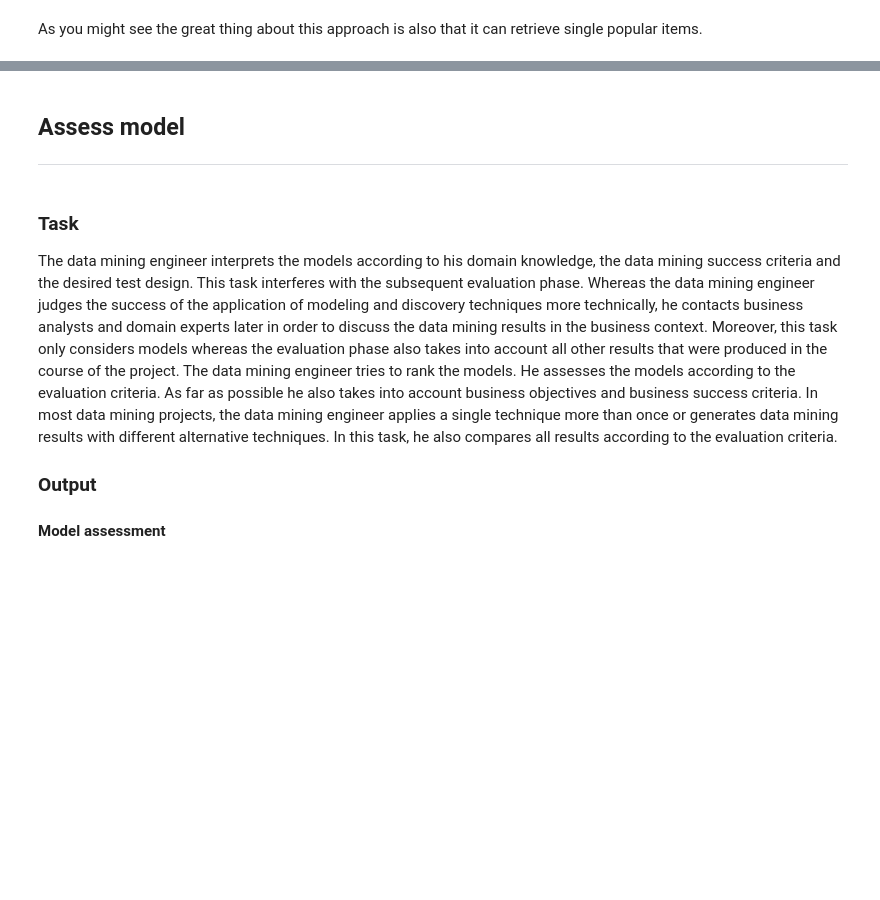
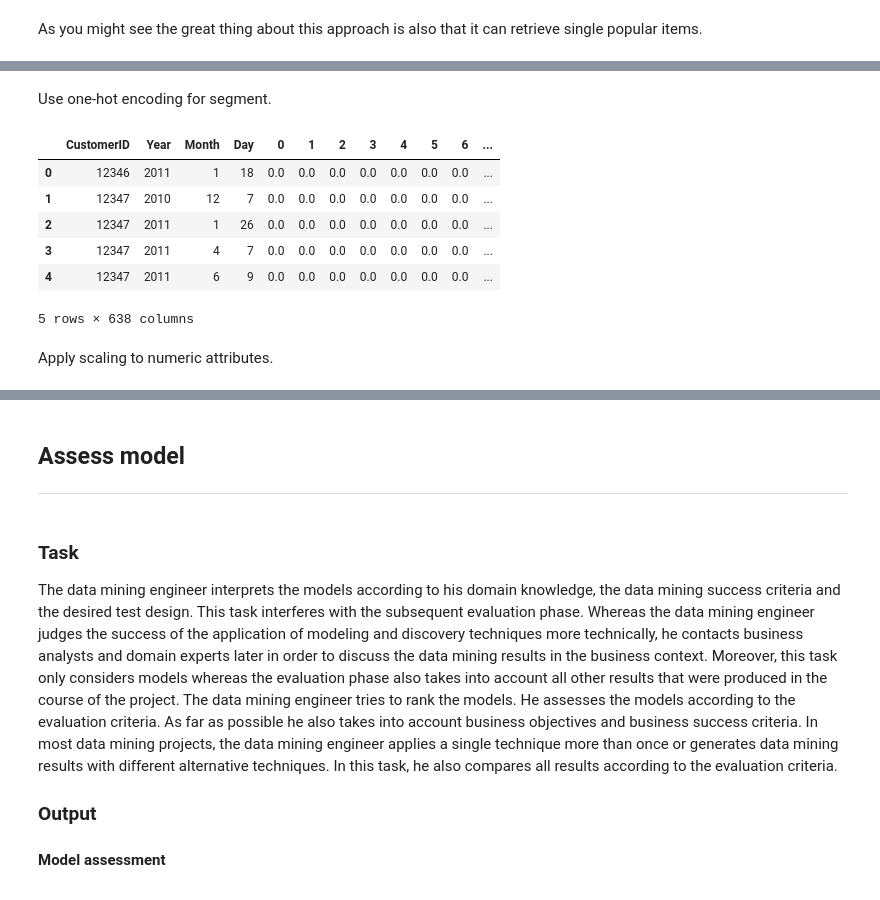
Before and after one commit to DanisAlukaev/Data-Mining, a Jupyter notebook: session01/4. Modeling.ipynb, the cells around one changed output, grey strips where cells are left out. Saved outputs shown, nothing was run; the diff lists cells and outputs as text; code cells hidden in the pictures; blank space fills up the shorter version.

```diff
--- a/session01/4. Modeling.ipynb
+++ b/session01/4. Modeling.ipynb
@@ -230,0 +312,28 @@ rules.sort_values(by='antecedent support').head()
+# %% [markdown]
+Use one-hot encoding for segment.
+# %%
+from sklearn.preprocessing import OneHotEncoder
+
+categories = df_nn['Segment'].unique()
+
+
+#  categories=categories
+encoder = OneHotEncoder(handle_unknown='ignore', sparse=False)
+encoder.fit(df_nn[['Segment']])
+
+features_encoded = pd.DataFrame(encoder.transform(df_nn[['Segment']]))
+features_encoded.rename(columns={float(i): encoder.categories_[0][i] for i in range(len(encoder.categories_[0]))}, inplace=True)
+
+df_nn = df_nn.drop(['Segment'], axis=1)
+df_nn = pd.concat([df_nn, features_encoded], axis=1)
+df_nn.head()
+# %% [output]
+|  | CustomerID | Year | Month | Day | 0 | 1 | 2 | 3 | 4 | 5 | 6 | ... |
+| 0 | 12346 | 2011 | 1 | 18 | 0.0 | 0.0 | 0.0 | 0.0 | 0.0 | 0.0 | 0.0 | ... |
+| 1 | 12347 | 2010 | 12 | 7 | 0.0 | 0.0 | 0.0 | 0.0 | 0.0 | 0.0 | 0.0 | ... |
+| 2 | 12347 | 2011 | 1 | 26 | 0.0 | 0.0 | 0.0 | 0.0 | 0.0 | 0.0 | 0.0 | ... |
+| 3 | 12347 | 2011 | 4 | 7 | 0.0 | 0.0 | 0.0 | 0.0 | 0.0 | 0.0 | 0.0 | ... |
+| 4 | 12347 | 2011 | 6 | 9 | 0.0 | 0.0 | 0.0 | 0.0 | 0.0 | 0.0 | 0.0 | ... |
+5 rows × 638 columns
+# %% [markdown]
+Apply scaling to numeric attributes.
```
Also changed, not shown: parts of 37 cells of this notebook.
